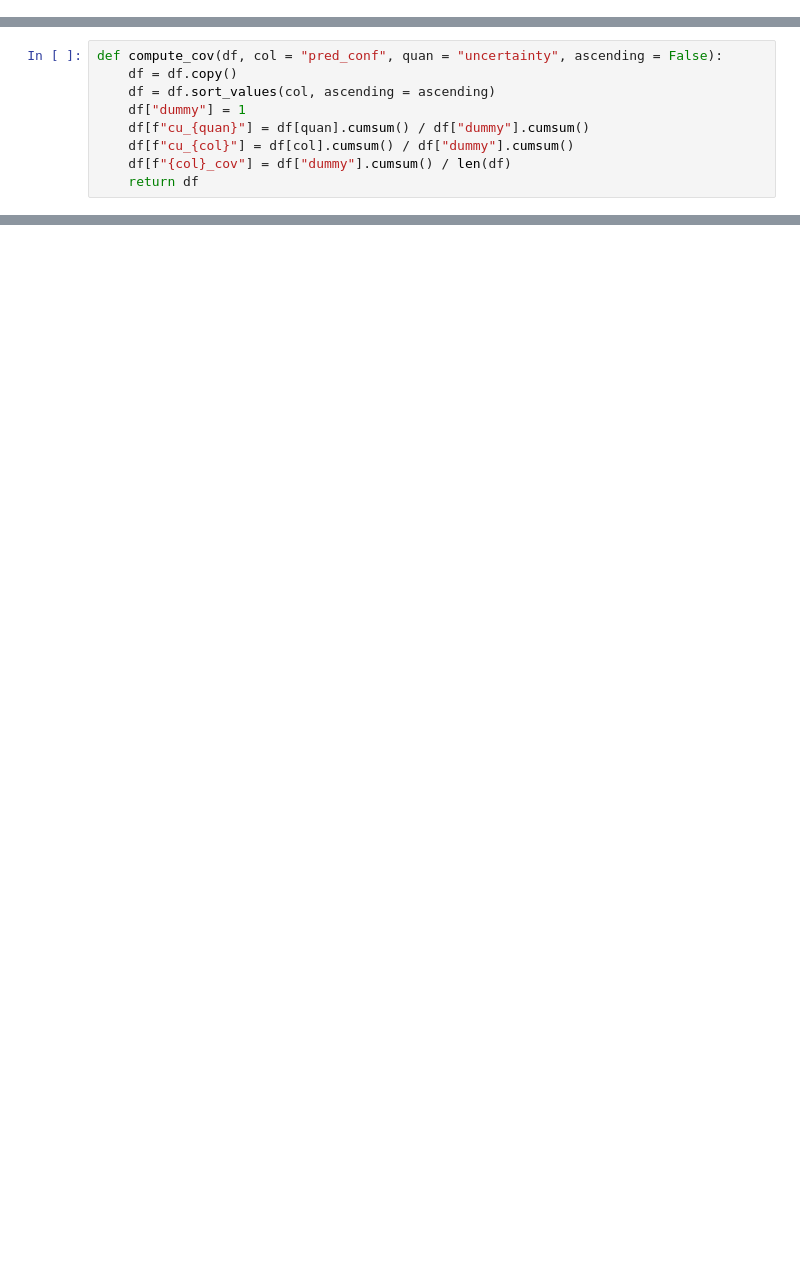
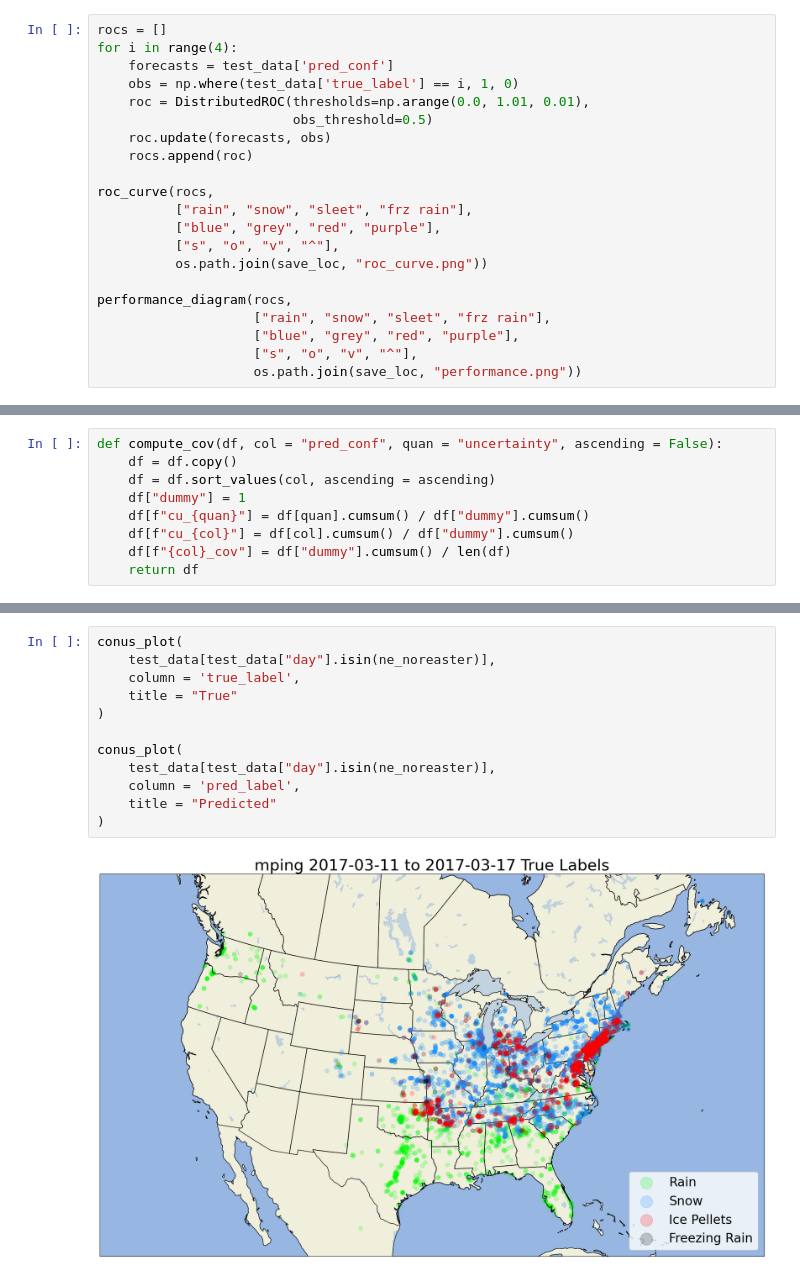
Before and after one commit to ai2es/evidential, a Jupyter notebook: notebooks/keras_categorical_mlp.ipynb, the cells around one changed output, grey strips where cells are left out. Cells and saved outputs as stored; diff of their text form; blank space fills up the shorter version.

```diff
--- a/notebooks/keras_categorical_mlp.ipynb
+++ b/notebooks/keras_categorical_mlp.ipynb
@@ -278,3 +276,24 @@ plt.show()
+# %%
+rocs = []
+for i in range(4):
+    forecasts = test_data['pred_conf']
+    obs = np.where(test_data['true_label'] == i, 1, 0)
+    roc = DistributedROC(thresholds=np.arange(0.0, 1.01, 0.01),
+                         obs_threshold=0.5)
+    roc.update(forecasts, obs)
+    rocs.append(roc)
+
+roc_curve(rocs,
+          ["rain", "snow", "sleet", "frz rain"],
+          ["blue", "grey", "red", "purple"],
+          ["s", "o", "v", "^"],
+          os.path.join(save_loc, "roc_curve.png"))
+
+performance_diagram(rocs,
+                    ["rain", "snow", "sleet", "frz rain"],
+                    ["blue", "grey", "red", "purple"],
+                    ["s", "o", "v", "^"],
+                    os.path.join(save_loc, "performance.png"))
 # %%
 results_calibration = compute_calibration(
     true_labels,
@@ -346,0 +414,14 @@ plt.show()
+# %%
+conus_plot(
+    test_data[test_data["day"].isin(ne_noreaster)],
+    column = 'true_label',
+    title = "True"
+)
+
+conus_plot(
+    test_data[test_data["day"].isin(ne_noreaster)],
+    column = 'pred_label',
+    title = "Predicted"
+)
+# %% [output]
+[figure, added]
```
Also changed, not shown: parts of 14 cells of this notebook, 5 other files.
